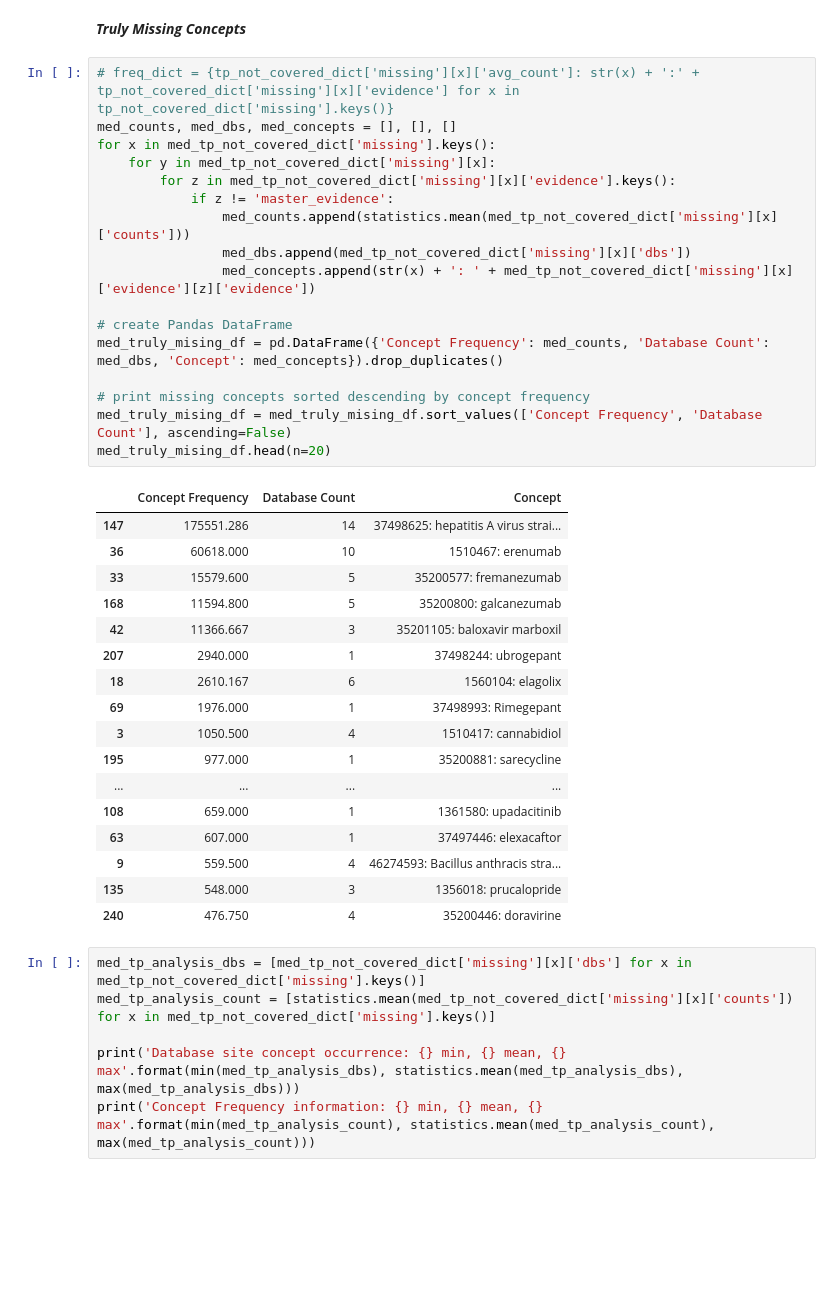
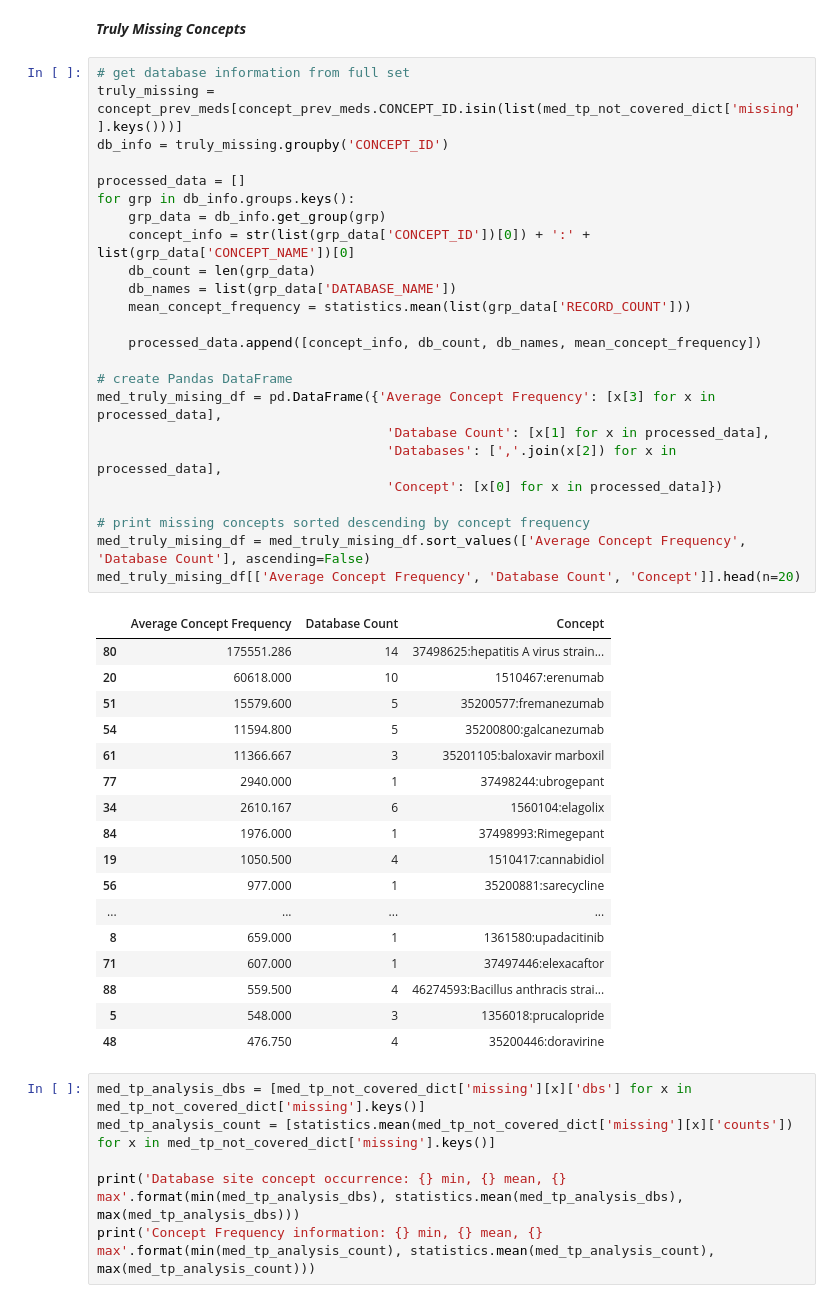
Before and after one commit to callahantiff/OMOP2OBO, a Jupyter notebook: resources/analyses/omop2obo_mapping_validation.ipynb, the cells around one changed output. Saved outputs shown, nothing was run; the diff lists cells and outputs as text; blank space fills up the shorter version.

```diff
--- a/resources/analyses/omop2obo_mapping_validation.ipynb
+++ b/resources/analyses/omop2obo_mapping_validation.ipynb
@@ -2359,41 +2388,48 @@ Database site concept occurrence: 1 min, 3.883771929824561 mean, 18 max
 Concept Frequency information: 100 min, 18847.280843721088 mean, 1077258.9 max
 # %% [markdown]
 ***Truly Missing Concepts***
-# %%
-# freq_dict = {tp_not_covered_dict['missing'][x]['avg_count']: str(x) + ':' + tp_not_covered_dict['missing'][x]['evidence'] for x in tp_not_covered_dict['missing'].keys()}
-med_counts, med_dbs, med_concepts = [], [], []
-for x in med_tp_not_covered_dict['missing'].keys():
-    for y in med_tp_not_covered_dict['missing'][x]:
-        for z in med_tp_not_covered_dict['missing'][x]['evidence'].keys():
-            if z != 'master_evidence':
-                med_counts.append(statistics.mean(med_tp_not_covered_dict['missing'][x]['counts']))
-                med_dbs.append(med_tp_not_covered_dict['missing'][x]['dbs'])
-                med_concepts.append(str(x) + ': ' + med_tp_not_covered_dict['missing'][x]['evidence'][z]['evidence'])
-
-# create Pandas DataFrame
-med_truly_mising_df = pd.DataFrame({'Concept Frequency': med_counts, 'Database Count': med_dbs, 'Concept': med_concepts}).drop_duplicates()
-
-# print missing concepts sorted descending by concept frequency
-med_truly_mising_df = med_truly_mising_df.sort_values(['Concept Frequency', 'Database Count'], ascending=False)
-med_truly_mising_df.head(n=20)
-# %% [output]
-|  | Concept Frequency | Database Count | Concept |
-| 147 | 175551.286 | 14 | 37498625: hepatitis A virus strai... |
-| 36 | 60618.000 | 10 | 1510467: erenumab |
-| 33 | 15579.600 | 5 | 35200577: fremanezumab |
-| 168 | 11594.800 | 5 | 35200800: galcanezumab |
-| 42 | 11366.667 | 3 | 35201105: baloxavir marboxil |
-| 207 | 2940.000 | 1 | 37498244: ubrogepant |
-| 18 | 2610.167 | 6 | 1560104: elagolix |
-| 69 | 1976.000 | 1 | 37498993: Rimegepant |
-| 3 | 1050.500 | 4 | 1510417: cannabidiol |
-| 195 | 977.000 | 1 | 35200881: sarecycline |
-| ... | ... | ... | ... |
-| 108 | 659.000 | 1 | 1361580: upadacitinib |
-| 63 | 607.000 | 1 | 37497446: elexacaftor |
-| 9 | 559.500 | 4 | 46274593: Bacillus anthracis stra... |
-| 135 | 548.000 | 3 | 1356018: prucalopride |
-| 240 | 476.750 | 4 | 35200446: doravirine |
+# %%
+# get database information from full set
+truly_missing = concept_prev_meds[concept_prev_meds.CONCEPT_ID.isin(list(med_tp_not_covered_dict['missing'].keys()))]
+db_info = truly_missing.groupby('CONCEPT_ID')
+
+processed_data = []
+for grp in db_info.groups.keys():
+    grp_data = db_info.get_group(grp)
+    concept_info = str(list(grp_data['CONCEPT_ID'])[0]) + ':' + list(grp_data['CONCEPT_NAME'])[0]
+    db_count = len(grp_data)
+    db_names = list(grp_data['DATABASE_NAME'])
+    mean_concept_frequency = statistics.mean(list(grp_data['RECORD_COUNT']))
+
+    processed_data.append([concept_info, db_count, db_names, mean_concept_frequency])
+
+# create Pandas DataFrame
+med_truly_mising_df = pd.DataFrame({'Average Concept Frequency': [x[3] for x in processed_data],
+                                     'Database Count': [x[1] for x in processed_data],
+                                     'Databases': [','.join(x[2]) for x in processed_data],
+                                     'Concept': [x[0] for x in processed_data]})
+
+# print missing concepts sorted descending by concept frequency
+med_truly_mising_df = med_truly_mising_df.sort_values(['Average Concept Frequency', 'Database Count'], ascending=False)
+med_truly_mising_df[['Average Concept Frequency', 'Database Count', 'Concept']].head(n=20)
+# %% [output]
+|  | Average Concept Frequency | Database Count | Concept |
+| 80 | 175551.286 | 14 | 37498625:hepatitis A virus strain... |
+| 20 | 60618.000 | 10 | 1510467:erenumab |
+| 51 | 15579.600 | 5 | 35200577:fremanezumab |
+| 54 | 11594.800 | 5 | 35200800:galcanezumab |
+| 61 | 11366.667 | 3 | 35201105:baloxavir marboxil |
+| 77 | 2940.000 | 1 | 37498244:ubrogepant |
+| 34 | 2610.167 | 6 | 1560104:elagolix |
+| 84 | 1976.000 | 1 | 37498993:Rimegepant |
+| 19 | 1050.500 | 4 | 1510417:cannabidiol |
+| 56 | 977.000 | 1 | 35200881:sarecycline |
+| ... | ... | ... | ... |
+| 8 | 659.000 | 1 | 1361580:upadacitinib |
+| 71 | 607.000 | 1 | 37497446:elexacaftor |
+| 88 | 559.500 | 4 | 46274593:Bacillus anthracis strai... |
+| 5 | 548.000 | 3 | 1356018:prucalopride |
+| 48 | 476.750 | 4 | 35200446:doravirine |
 # %%
 med_tp_analysis_dbs = [med_tp_not_covered_dict['missing'][x]['dbs'] for x in med_tp_not_covered_dict['missing'].keys()]
 med_tp_analysis_count = [statistics.mean(med_tp_not_covered_dict['missing'][x]['counts']) for x in med_tp_not_covered_dict['missing'].keys()]
```
Also changed, not shown: parts of 17 cells of this notebook.
